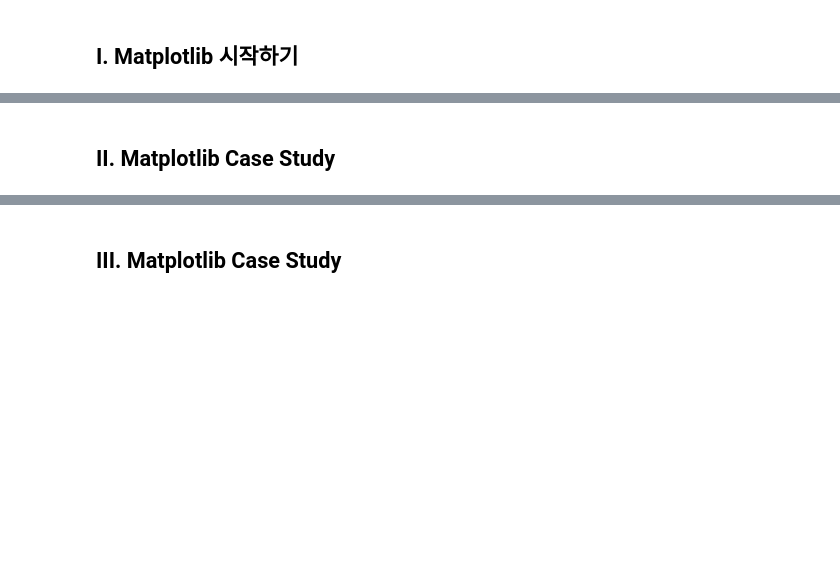
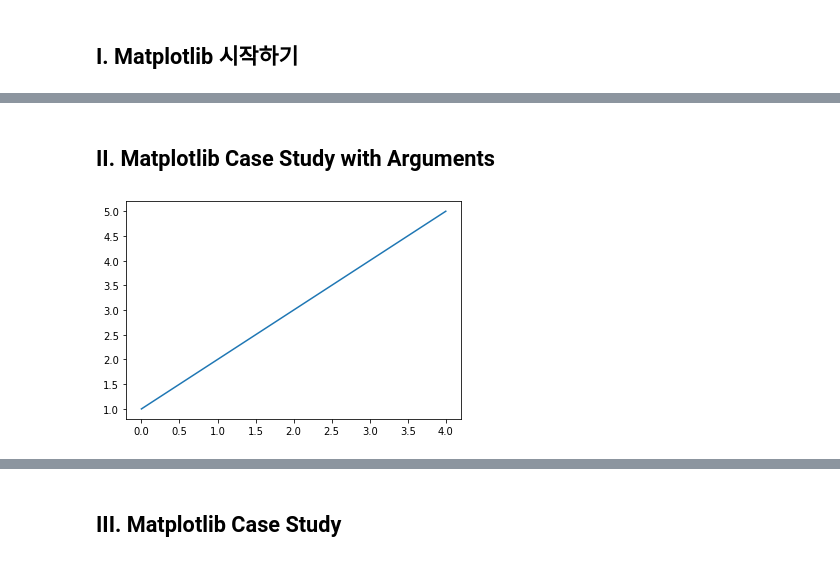
Before and after one commit to super-corini/programmers_kdt_II, a Jupyter notebook: 3. python으로 멋드러진 그래프 그리기, Matplotlib.ipynb, the cells around one changed output, grey strips where cells are left out. Cells and saved outputs as stored; diff of their text form; code cells hidden in the pictures; blank space fills up the shorter version.

Commit message:
day3 matplot & seaborn

```diff
--- a/3. python으로 멋드러진 그래프 그리기, Matplotlib.ipynb
+++ b/3. python으로 멋드러진 그래프 그리기, Matplotlib.ipynb
@@ -30,2 +43,8 @@
 # %% [markdown]
-## II. Matplotlib Case Study
+## II. Matplotlib Case Study with Arguments
+# %%
+# 꺾은 선 그래프
+plt.plot([1, 2, 3, 4, 5]) # 실제 plotting을 하는 함수 #index가 x, 값들이 y
+plt.show() # plt를 확인하는 방법
+# %% [output]
+[figure, added]
```
Also changed, not shown: parts of 44 cells of this notebook.
